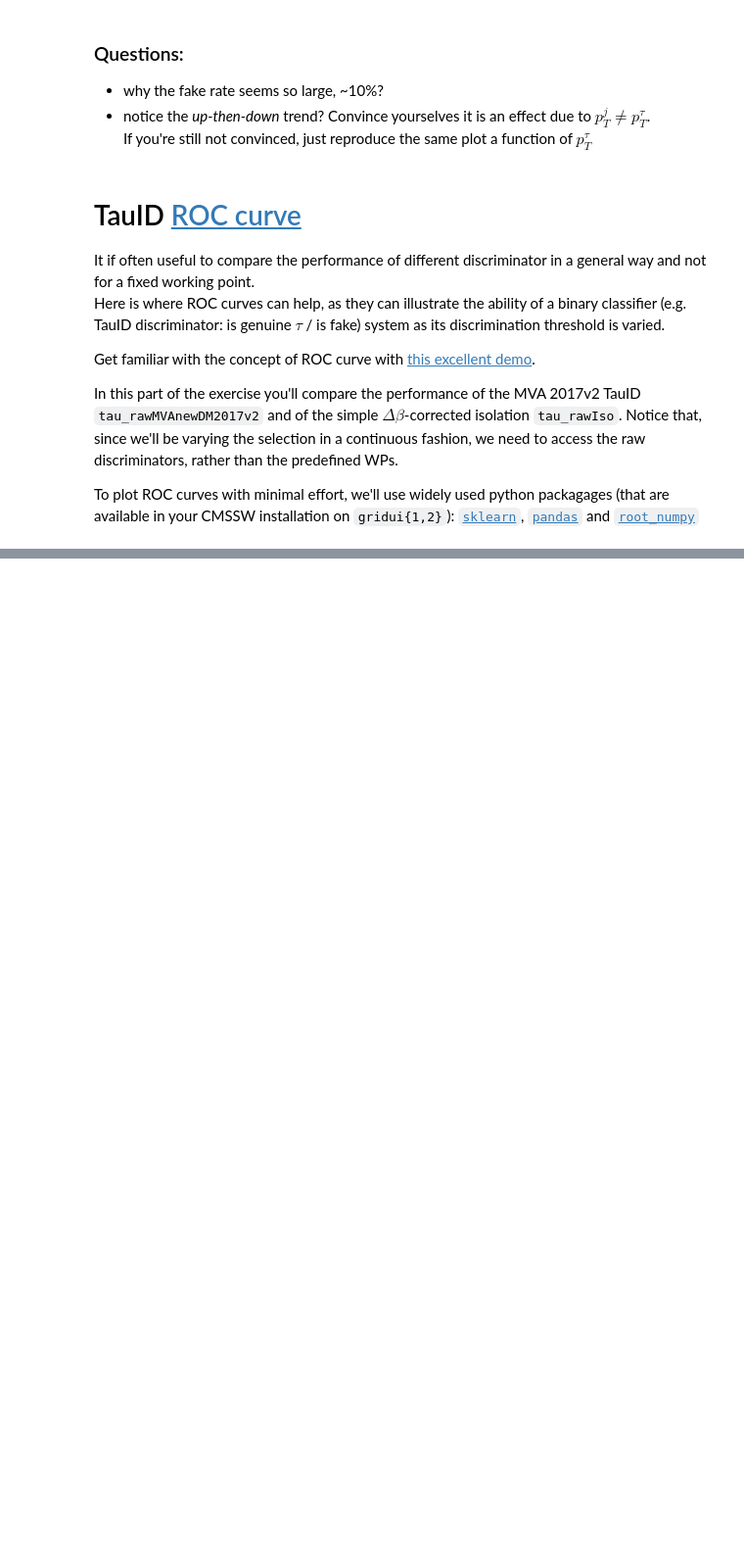
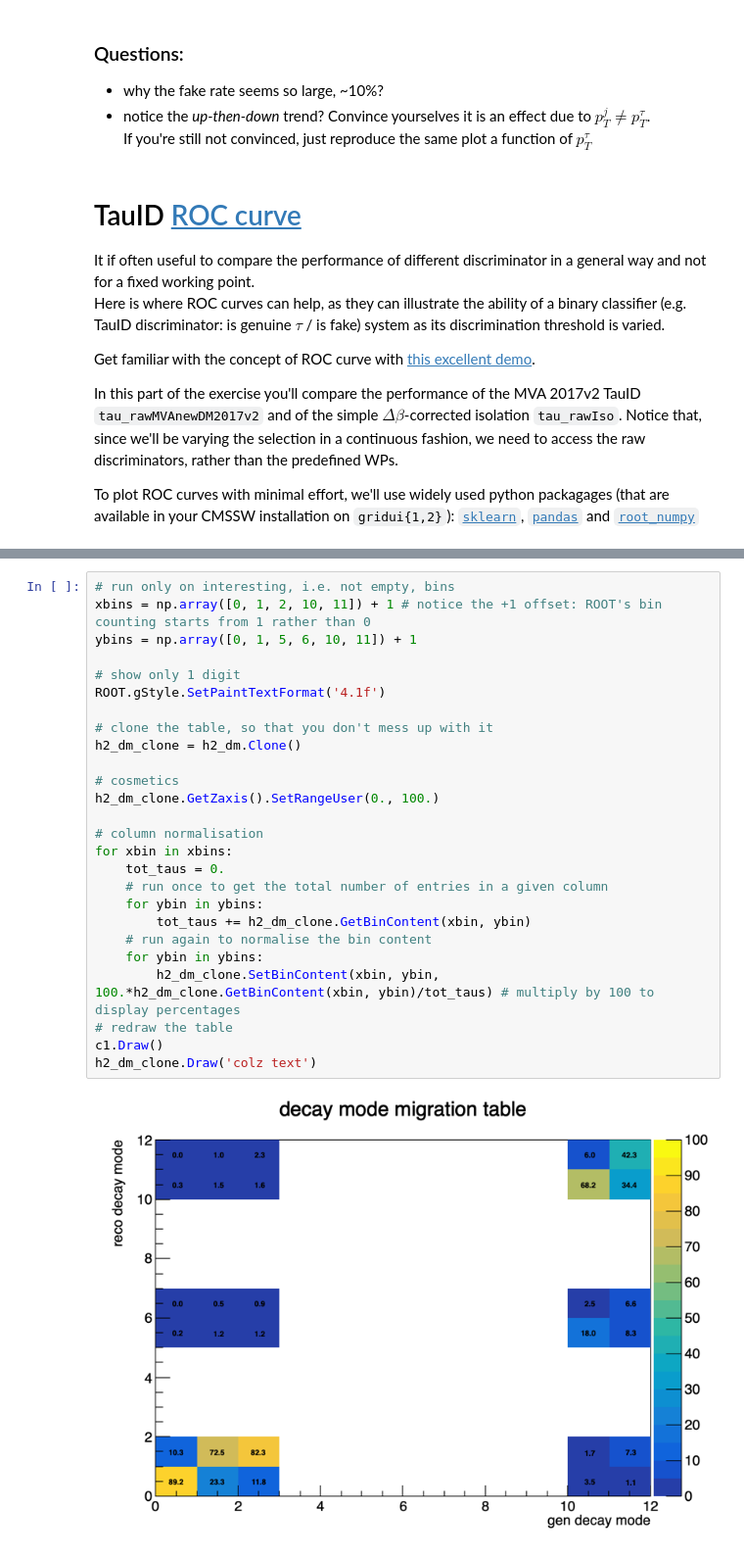
Before and after one commit to SiewYan/TauCMSDAS19, a Jupyter notebook: tau_plotting.ipynb, the cells around one changed output, grey strips where cells are left out. Shown at 98% size. Saved outputs shown, nothing was run; the diff lists cells and outputs as text; blank space fills up the shorter version.

```diff
--- a/tau_plotting.ipynb
+++ b/tau_plotting.ipynb
@@ -370,0 +410,28 @@ plt.legend(loc='lower right')
+# %%
+# run only on interesting, i.e. not empty, bins
+xbins = np.array([0, 1, 2, 10, 11]) + 1 # notice the +1 offset: ROOT's bin counting starts from 1 rather than 0
+ybins = np.array([0, 1, 5, 6, 10, 11]) + 1
+
+# show only 1 digit
+ROOT.gStyle.SetPaintTextFormat('4.1f')
+
+# clone the table, so that you don't mess up with it
+h2_dm_clone = h2_dm.Clone()
+
+# cosmetics
+h2_dm_clone.GetZaxis().SetRangeUser(0., 100.)
+
+# column normalisation
+for xbin in xbins:
+    tot_taus = 0.
+    # run once to get the total number of entries in a given column
+    for ybin in ybins:
+        tot_taus += h2_dm_clone.GetBinContent(xbin, ybin)
+    # run again to normalise the bin content
+    for ybin in ybins:
+        h2_dm_clone.SetBinContent(xbin, ybin, 100.*h2_dm_clone.GetBinContent(xbin, ybin)/tot_taus) # multiply by 100 to display percentages
+# redraw the table
+c1.Draw()
+h2_dm_clone.Draw('colz text')
+# %% [output]
+[figure, added]
```
Also changed, not shown: parts of 7 cells of this notebook.
